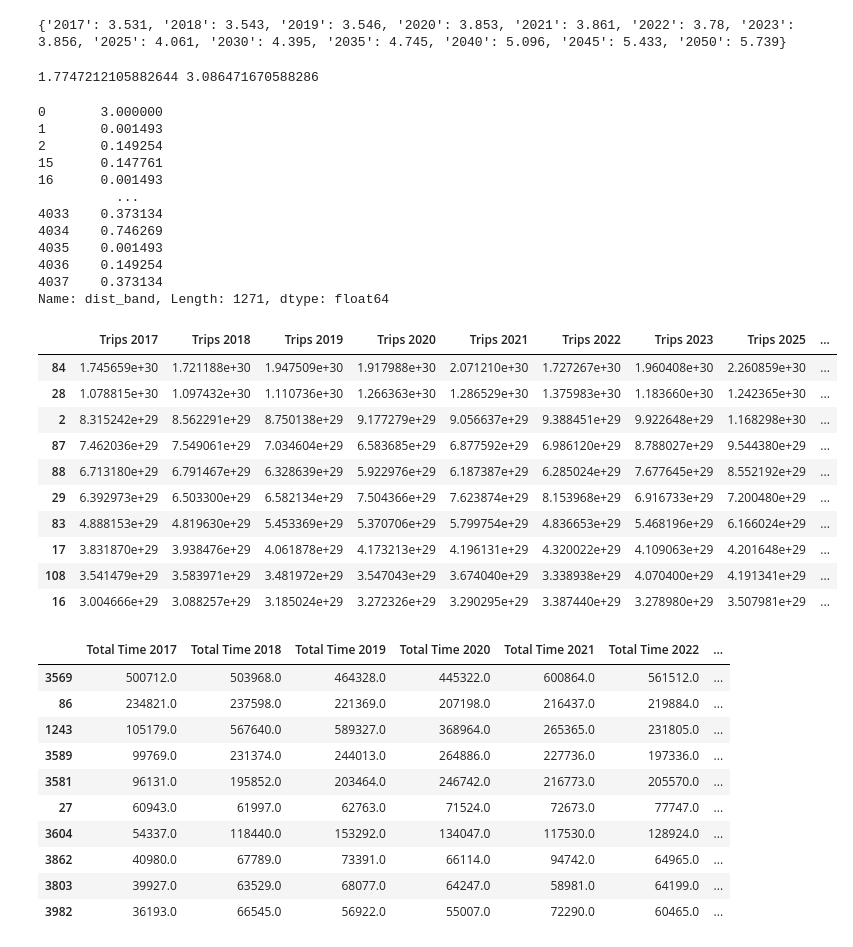
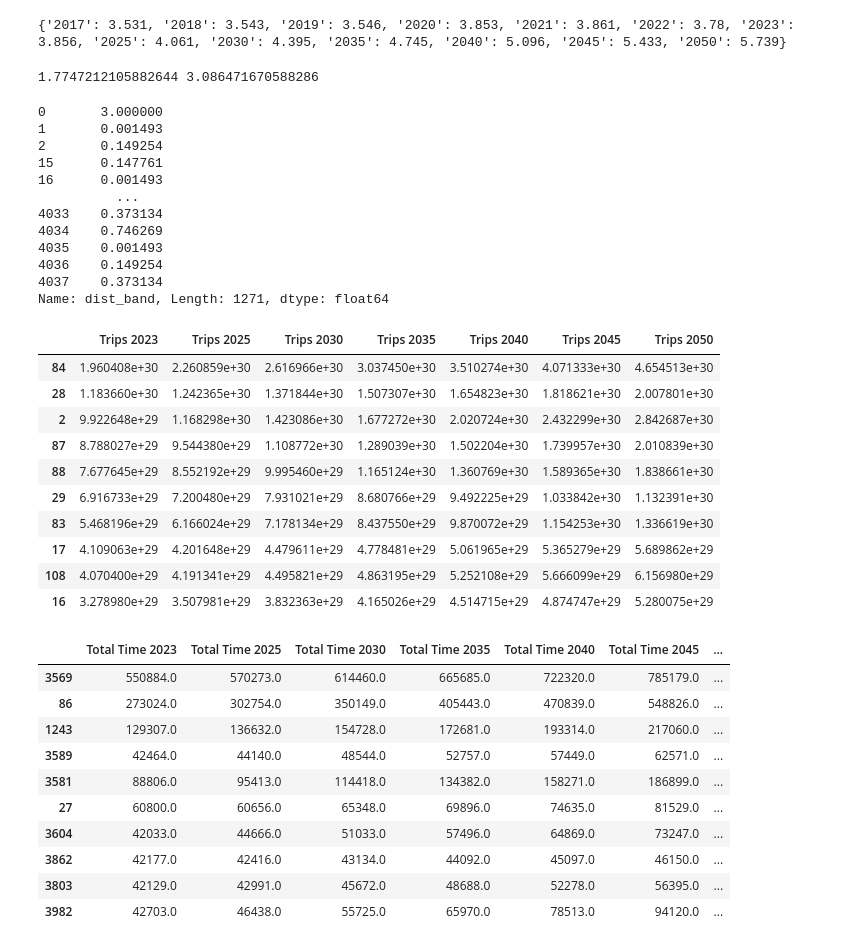
Before and after one commit to joshua-zhou14/guadaloop, a Jupyter notebook: analysis.ipynb, the cells around one changed output. Saved outputs shown, nothing was run; the diff lists cells and outputs as text; code cells hidden in the pictures.

```diff
--- a/analysis.ipynb
+++ b/analysis.ipynb
@@ -186,16 +186,14 @@ for key in valkey:
     dflowtotal.insert(count, temp, datalow[key])
     dfhightotal.insert(count, temp, datahigh[key])
     count += 1
+
+
 dflow.sort_values(by='Trips 2017', ascending=False, inplace=True)
 dflowtotal.sort_values(by='Total Time 2017', ascending=False, inplace=True)
 dfhigh.sort_values(by='Trips 2017', ascending=False, inplace=True)
 dfhightotal.sort_values(by='Total Time 2017', ascending=False, inplace=True)
 dflowtotal = dflowtotal.drop(2818)
 dfhightotal = dfhightotal.drop(2818)
-display(dflow.head(10))
-display(dflowtotal.head(10))
-display(dfhigh.head(10))
-display(dfhightotal.head(10))
 
 days = 365
 hours = 24
@@ -209,52 +207,73 @@ for key in tonkey:
     temp2 = "Total Time " + key[5:]
     dflownum.insert(count, temp, dflowtotal[temp2])
     dfhighnum.insert(count, temp, dfhightotal[temp2])
     count+=1
 
 for x in dflownum.index:
     for key in tonkey:
         temp = "Pod Number " + key[5:]
         dflownum.loc[x, temp] = round(dflownum.loc[x, temp]/days/hours*capacity, 3)
         dfhighnum.loc[x, temp] = round(dfhighnum.loc[x, temp]/days/hours*capacity, 3)
 
+arr = ['2017', '2018', '2019', '2020', '2021', '2022']
+totalarr = arr.copy()
+numarr = arr.copy()
+
+for i in range(0, len(arr)):
+    arr[i] = "Trips " + arr[i]
+    totalarr[i] = "Total Time " + totalarr[i]
+    numarr[i] = "Pod Number " + numarr[i]
+
 dflownum.sort_values(by='Pod Number 2017', ascending=False, inplace=True)
 dfhighnum.sort_values(by='Pod Number 2017', ascending=False, inplace=True)
 
+dflow.drop(arr, axis=1, inplace=True)
+dfhigh.drop(arr, axis=1, inplace=True)
+dflowtotal.drop(totalarr, axis=1, inplace=True)
+dfhightotal.drop(totalarr, axis=1, inplace=True)
+
+display(dflow.head(10))
+display(dflowtotal.head(10))
+display(dfhigh.head(10))
+display(dfhightotal.head(10))
+
+dflownum.drop(numarr, axis=1, inplace=True)
+dfhighnum.drop(numarr, axis=1, inplace=True)
 display(dflownum.head(10))
 display(dfhighnum.head(10))
 # %% [output]
 1.7747212105882644 3.086471670588286
 0       3.000000
 1       0.001493
 2       0.149254
 15      0.147761
 16      0.001493
           ...
 4033    0.373134
 4034    0.746269
 4035    0.001493
 4036    0.149254
 4037    0.373134
 Name: dist_band, Length: 1271, dtype: float64
-|  | Trips 2017 | Trips 2018 | Trips 2019 | Trips 2020 | Trips 2021 | Trips 2022 | Trips 2023 | Trips 2025 | ... |
-| 84 | 1.745659e+30 | 1.721188e+30 | 1.947509e+30 | 1.917988e+30 | 2.071210e+30 | 1.727267e+30 | 1.960408e+30 | 2.260859e+30 | ... |
-| 28 | 1.078815e+30 | 1.097432e+30 | 1.110736e+30 | 1.266363e+30 | 1.286529e+30 | 1.375983e+30 | 1.183660e+30 | 1.242365e+30 | ... |
-| 2 | 8.315242e+29 | 8.562291e+29 | 8.750138e+29 | 9.177279e+29 | 9.056637e+29 | 9.388451e+29 | 9.922648e+29 | 1.168298e+30 | ... |
-| 87 | 7.462036e+29 | 7.549061e+29 | 7.034604e+29 | 6.583685e+29 | 6.877592e+29 | 6.986120e+29 | 8.788027e+29 | 9.544380e+29 | ... |
-| 88 | 6.713180e+29 | 6.791467e+29 | 6.328639e+29 | 5.922976e+29 | 6.187387e+29 | 6.285024e+29 | 7.677645e+29 | 8.552192e+29 | ... |
-| 29 | 6.392973e+29 | 6.503300e+29 | 6.582134e+29 | 7.504366e+29 | 7.623874e+29 | 8.153968e+29 | 6.916733e+29 | 7.200480e+29 | ... |
-| 83 | 4.888153e+29 | 4.819630e+29 | 5.453369e+29 | 5.370706e+29 | 5.799754e+29 | 4.836653e+29 | 5.468196e+29 | 6.166024e+29 | ... |
-| 17 | 3.831870e+29 | 3.938476e+29 | 4.061878e+29 | 4.173213e+29 | 4.196131e+29 | 4.320022e+29 | 4.109063e+29 | 4.201648e+29 | ... |
-| 108 | 3.541479e+29 | 3.583971e+29 | 3.481972e+29 | 3.547043e+29 | 3.674040e+29 | 3.338938e+29 | 4.070400e+29 | 4.191341e+29 | ... |
-| 16 | 3.004666e+29 | 3.088257e+29 | 3.185024e+29 | 3.272326e+29 | 3.290295e+29 | 3.387440e+29 | 3.278980e+29 | 3.507981e+29 | ... |
+|  | Trips 2023 | Trips 2025 | Trips 2030 | Trips 2035 | Trips 2040 | Trips 2045 | Trips 2050 |
+| 84 | 1.960408e+30 | 2.260859e+30 | 2.616966e+30 | 3.037450e+30 | 3.510274e+30 | 4.071333e+30 | 4.654513e+30 |
+| 28 | 1.183660e+30 | 1.242365e+30 | 1.371844e+30 | 1.507307e+30 | 1.654823e+30 | 1.818621e+30 | 2.007801e+30 |
+| 2 | 9.922648e+29 | 1.168298e+30 | 1.423086e+30 | 1.677272e+30 | 2.020724e+30 | 2.432299e+30 | 2.842687e+30 |
+| 87 | 8.788027e+29 | 9.544380e+29 | 1.108772e+30 | 1.289039e+30 | 1.502204e+30 | 1.739957e+30 | 2.010839e+30 |
+| 88 | 7.677645e+29 | 8.552192e+29 | 9.995460e+29 | 1.165124e+30 | 1.360769e+30 | 1.589365e+30 | 1.838661e+30 |
+| 29 | 6.916733e+29 | 7.200480e+29 | 7.931021e+29 | 8.680766e+29 | 9.492225e+29 | 1.033842e+30 | 1.132391e+30 |
+| 83 | 5.468196e+29 | 6.166024e+29 | 7.178134e+29 | 8.437550e+29 | 9.870072e+29 | 1.154253e+30 | 1.336619e+30 |
+| 17 | 4.109063e+29 | 4.201648e+29 | 4.479611e+29 | 4.778481e+29 | 5.061965e+29 | 5.365279e+29 | 5.689862e+29 |
+| 108 | 4.070400e+29 | 4.191341e+29 | 4.495821e+29 | 4.863195e+29 | 5.252108e+29 | 5.666099e+29 | 6.156980e+29 |
+| 16 | 3.278980e+29 | 3.507981e+29 | 3.832363e+29 | 4.165026e+29 | 4.514715e+29 | 4.874747e+29 | 5.280075e+29 |
-|  | Total Time 2017 | Total Time 2018 | Total Time 2019 | Total Time 2020 | Total Time 2021 | Total Time 2022 | ... |
-| 3569 | 500712.0 | 503968.0 | 464328.0 | 445322.0 | 600864.0 | 561512.0 | ... |
-| 86 | 234821.0 | 237598.0 | 221369.0 | 207198.0 | 216437.0 | 219884.0 | ... |
-| 1243 | 105179.0 | 567640.0 | 589327.0 | 368964.0 | 265365.0 | 231805.0 | ... |
-| 3589 | 99769.0 | 231374.0 | 244013.0 | 264886.0 | 227736.0 | 197336.0 | ... |
-| 3581 | 96131.0 | 195852.0 | 203464.0 | 246742.0 | 216773.0 | 205570.0 | ... |
-| 27 | 60943.0 | 61997.0 | 62763.0 | 71524.0 | 72673.0 | 77747.0 | ... |
-| 3604 | 54337.0 | 118440.0 | 153292.0 | 134047.0 | 117530.0 | 128924.0 | ... |
-| 3862 | 40980.0 | 67789.0 | 73391.0 | 66114.0 | 94742.0 | 64965.0 | ... |
-| 3803 | 39927.0 | 63529.0 | 68077.0 | 64247.0 | 58981.0 | 64199.0 | ... |
-| 3982 | 36193.0 | 66545.0 | 56922.0 | 55007.0 | 72290.0 | 60465.0 | ... |
+|  | Total Time 2023 | Total Time 2025 | Total Time 2030 | Total Time 2035 | Total Time 2040 | Total Time 2045 | ... |
+| 3569 | 550884.0 | 570273.0 | 614460.0 | 665685.0 | 722320.0 | 785179.0 | ... |
+| 86 | 273024.0 | 302754.0 | 350149.0 | 405443.0 | 470839.0 | 548826.0 | ... |
+| 1243 | 129307.0 | 136632.0 | 154728.0 | 172681.0 | 193314.0 | 217060.0 | ... |
+| 3589 | 42464.0 | 44140.0 | 48544.0 | 52757.0 | 57449.0 | 62571.0 | ... |
+| 3581 | 88806.0 | 95413.0 | 114418.0 | 134382.0 | 158271.0 | 186899.0 | ... |
+| 27 | 60800.0 | 60656.0 | 65348.0 | 69896.0 | 74635.0 | 81529.0 | ... |
+| 3604 | 42033.0 | 44666.0 | 51033.0 | 57496.0 | 64869.0 | 73247.0 | ... |
+| 3862 | 42177.0 | 42416.0 | 43134.0 | 44092.0 | 45097.0 | 46150.0 | ... |
+| 3803 | 42129.0 | 42991.0 | 45672.0 | 48688.0 | 52278.0 | 56395.0 | ... |
+| 3982 | 42703.0 | 46438.0 | 55725.0 | 65970.0 | 78513.0 | 94120.0 | ... |
```
Also changed, not shown: parts of 1 cell of this notebook.
